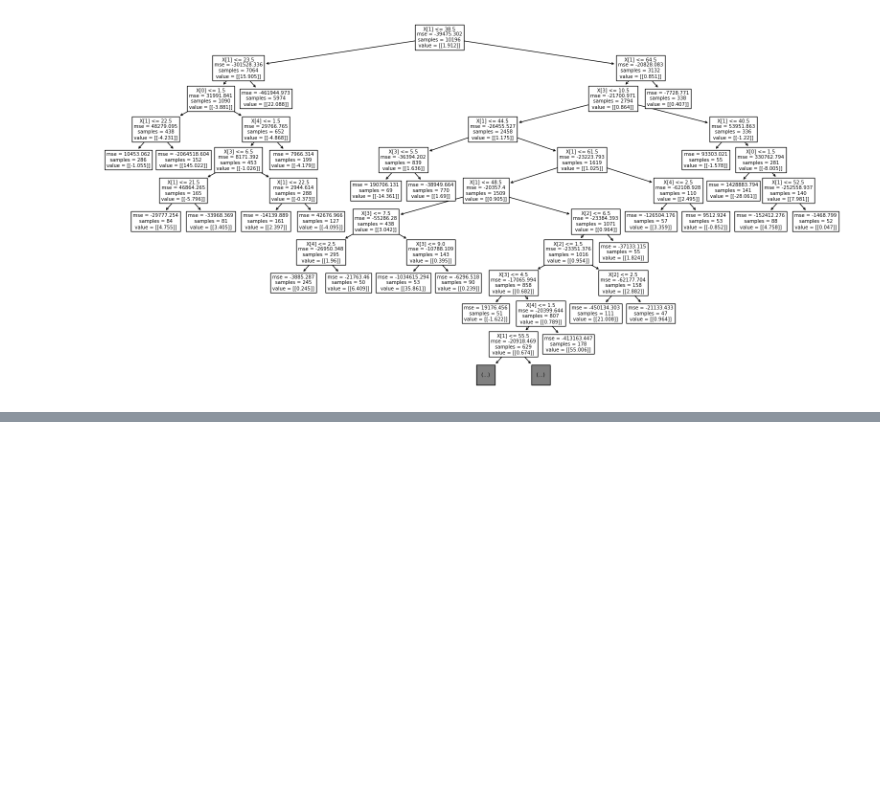
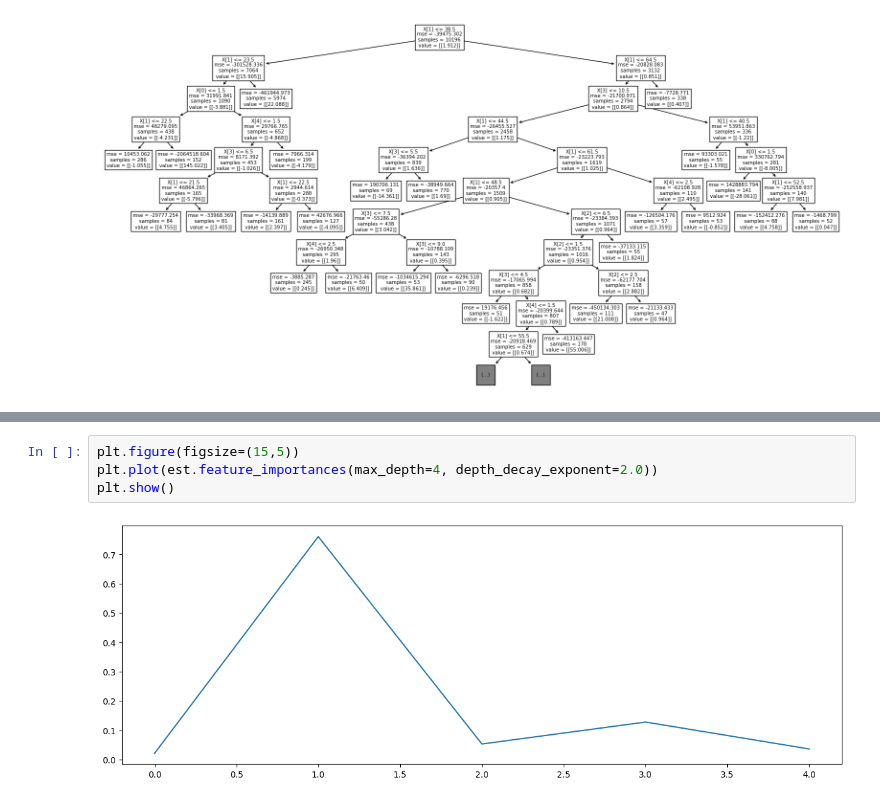
Before and after one commit to Krish26-2000/Generalised_Random_Forest_Methods, a Jupyter notebook: src/generalised_random_forest_methods/data_management/causal_IV2.ipynb, the cells around one changed output, grey strips where cells are left out. Cells and saved outputs as stored; diff of their text form; blank space fills up the shorter version.

```diff
--- a/src/generalised_random_forest_methods/data_management/causal_IV2.ipynb
+++ b/src/generalised_random_forest_methods/data_management/causal_IV2.ipynb
@@ -162,2 +188,8 @@ plt.show()
+# %%
+plt.figure(figsize=(15,5))
+plt.plot(est.feature_importances(max_depth=4, depth_decay_exponent=2.0))
+plt.show()
+# %% [output]
+[figure, added]
 # %%
 import shap
```
Also changed, not shown: parts of 12 cells of this notebook, 2 other files.
